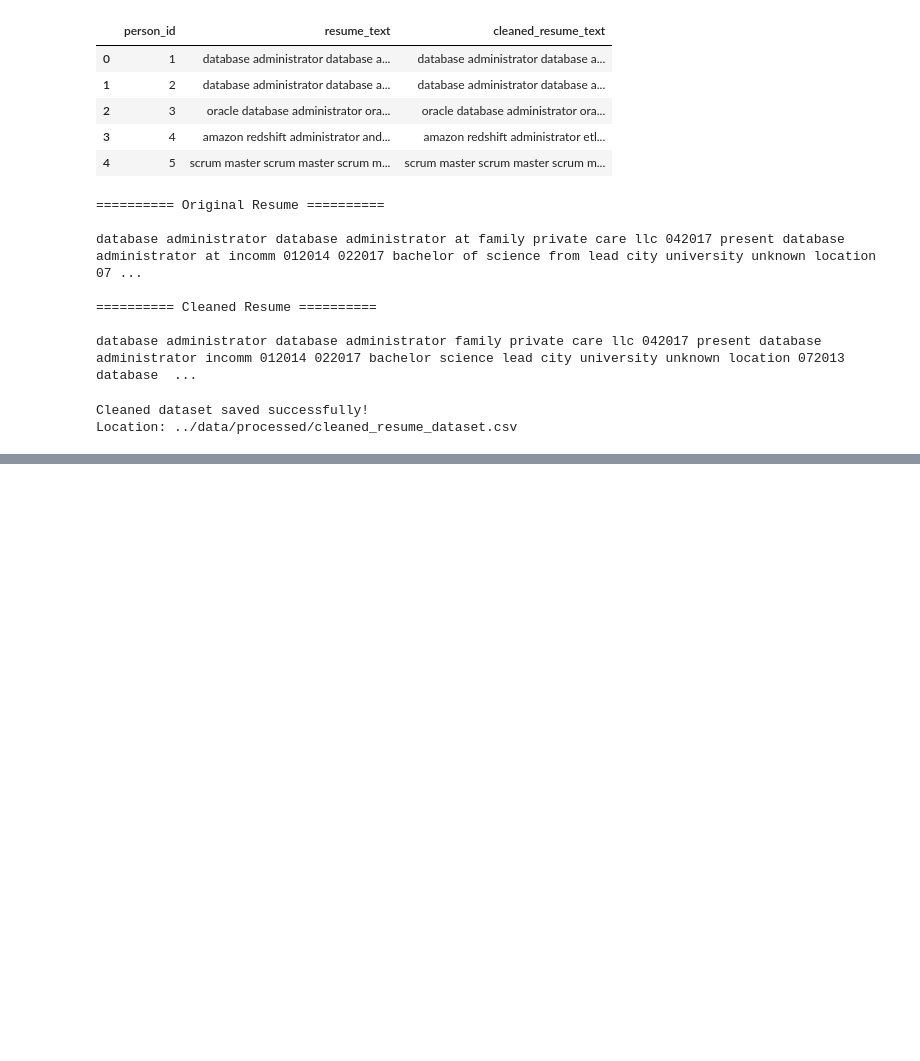
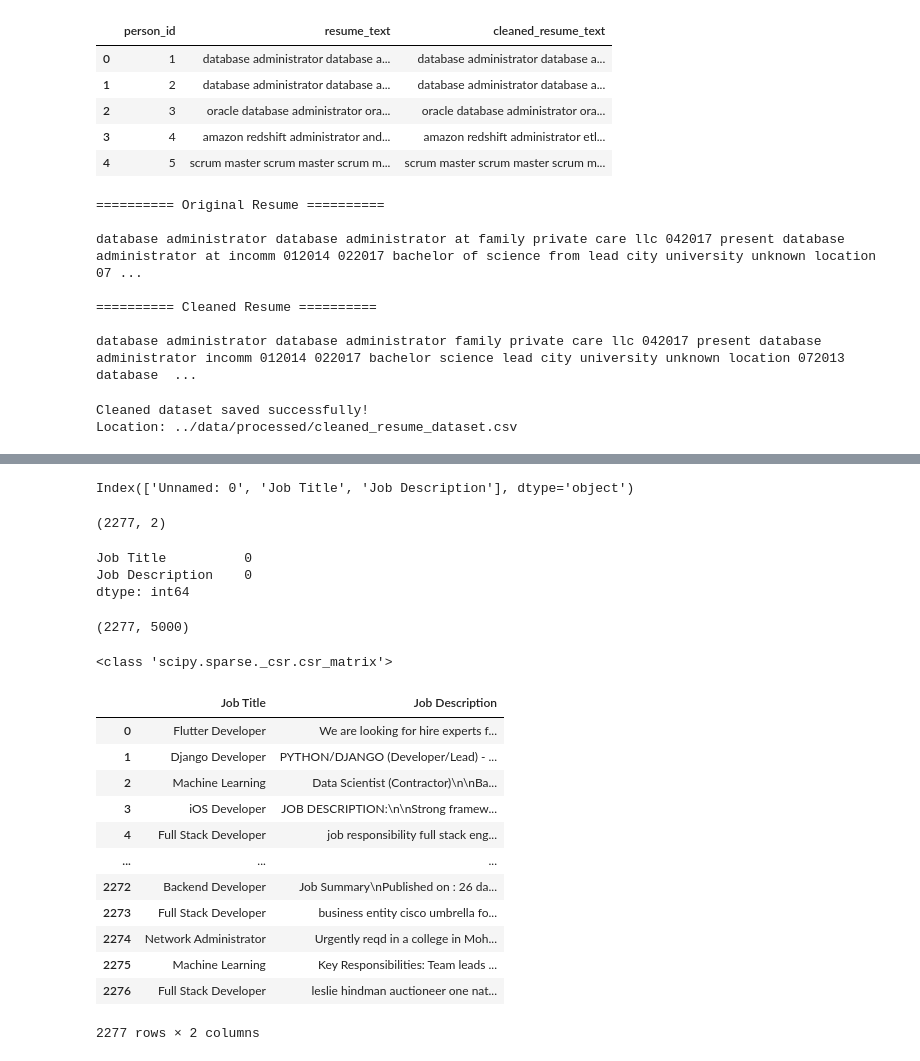
Before and after one commit to s73hruti/ai_resume_screening_system, a Jupyter notebook: notebooks/01_resume_data_preprocessing.ipynb, the cells around one changed output, grey strips where cells are left out. Saved outputs shown, nothing was run; the diff lists cells and outputs as text; code cells hidden in the pictures; blank space fills up the shorter version.

Commit message:
Complete TF-IDF feature engineering and prepare job description vectors

```diff
--- a/notebooks/01_resume_data_preprocessing.ipynb
+++ b/notebooks/01_resume_data_preprocessing.ipynb
@@ -928,0 +1037,3 @@ Location: ../data/processed/cleaned_resume_dataset.csv
+# %%
+#Load the job descriptions dataset
+job_df = pd.read_csv("../data/raw/job_descriptions/job_descriptions.csv")
@@ -928,0 +1050,20 @@ Location: ../data/processed/cleaned_resume_dataset.csv
+# %%
+# Display column names
+print(job_df.columns)
+# %% [output]
+Index(['Unnamed: 0', 'Job Title', 'Job Description'], dtype='object')
+# %%
+# Remove the unnecessary index column
+job_df = job_df.drop(columns=["Unnamed: 0"])
+# %%
+# Display dataset shape
+print(job_df.shape)
+# %% [output]
+(2277, 2)
+# %%
+#Handle missing value(if any): Check missing values
+job_df.isnull().sum()
+# %% [output]
+Job Title          0
+Job Description    0
+dtype: int64
@@ -928,0 +1073,26 @@ Location: ../data/processed/cleaned_resume_dataset.csv
+# %%
+# Display the shape of the job TF-IDF matrix
+print(job_tfidf_matrix.shape)
+# %% [output]
+(2277, 5000)
+# %%
+# Check the type of the generated job description TF-IDF matrix
+print(type(job_tfidf_matrix))
+# %% [output]
+<class 'scipy.sparse._csr.csr_matrix'>
+# %%
+job_df
+# %% [output]
+|  | Job Title | Job Description |
+| 0 | Flutter Developer | We are looking for hire experts f... |
+| 1 | Django Developer | PYTHON/DJANGO (Developer/Lead) - ... |
+| 2 | Machine Learning | Data Scientist (Contractor)\n\nBa... |
+| 3 | iOS Developer | JOB DESCRIPTION:\n\nStrong framew... |
+| 4 | Full Stack Developer | job responsibility full stack eng... |
+| ... | ... | ... |
+| 2272 | Backend Developer | Job Summary\nPublished on : 26 da... |
+| 2273 | Full Stack Developer | business entity cisco umbrella fo... |
+| 2274 | Network Administrator | Urgently reqd in a college in Moh... |
+| 2275 | Machine Learning | Key Responsibilities: Team leads ... |
+| 2276 | Full Stack Developer | leslie hindman auctioneer one nat... |
+2277 rows × 2 columns
```
Also changed, not shown: parts of 18 cells of this notebook.
